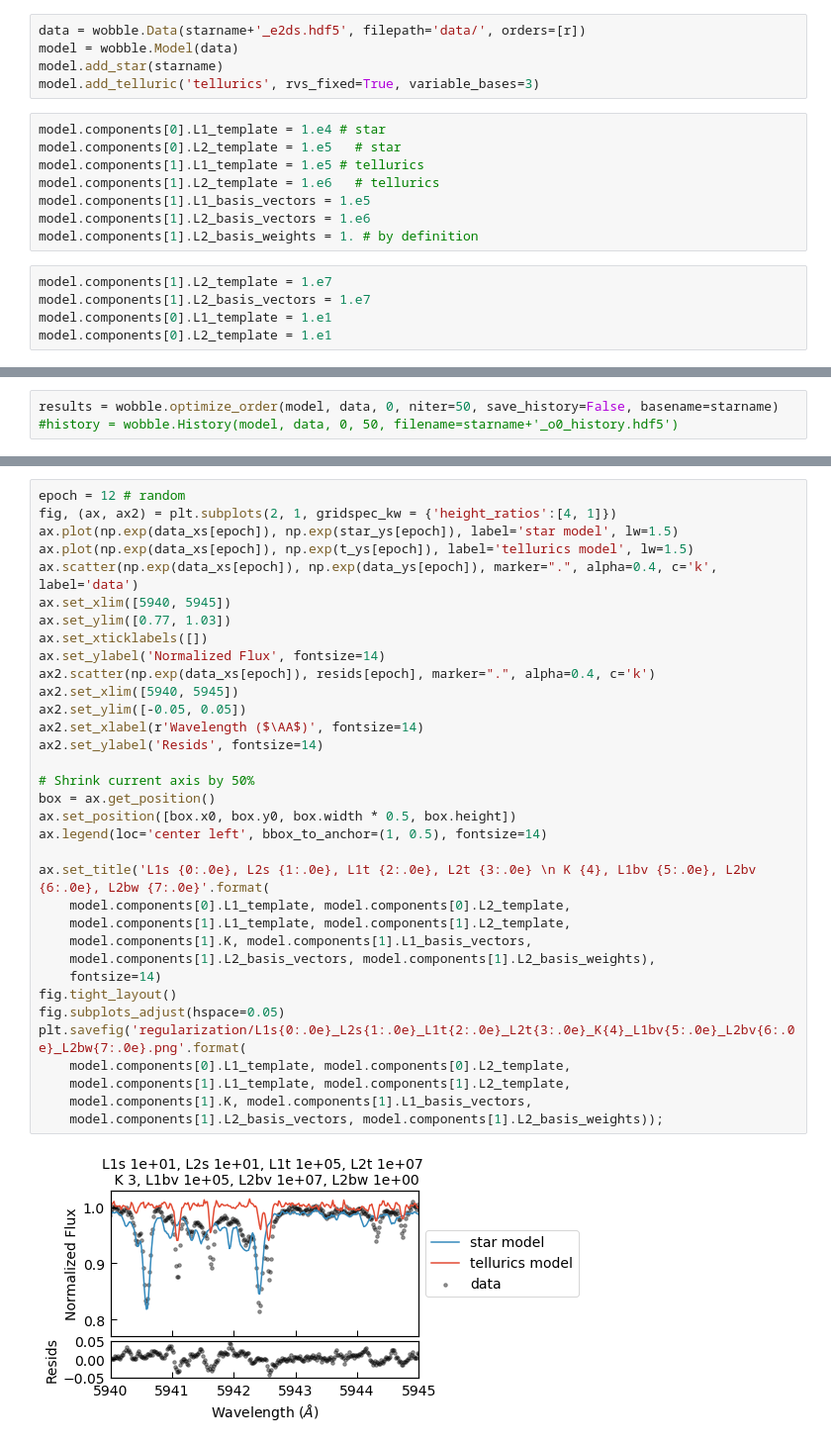
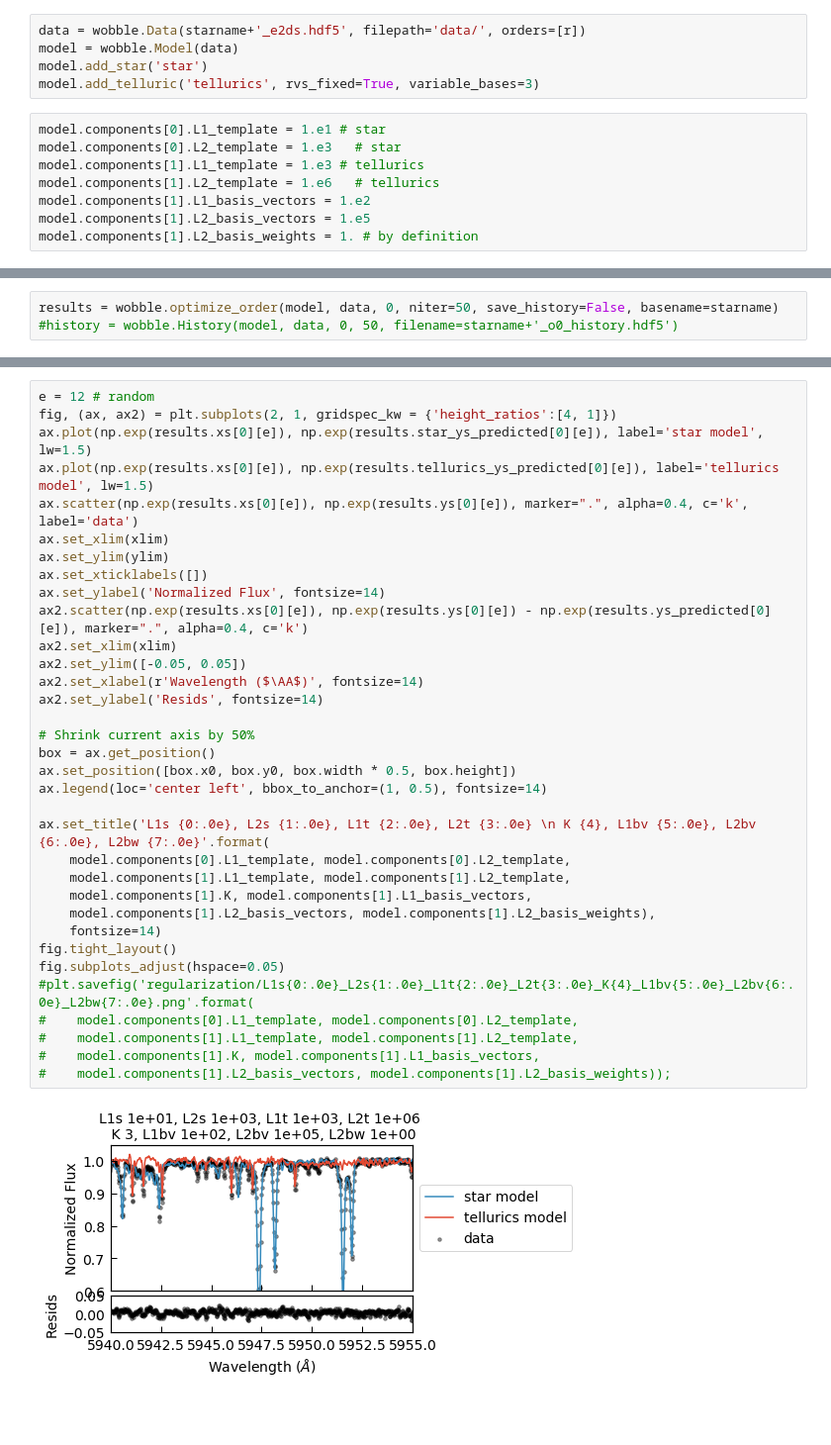
Before and after one commit to megbedell/wobble, a Jupyter notebook: regularization.ipynb, the cells around one changed output, grey strips where cells are left out. Shown at 99% size. Cells and saved outputs as stored; diff of their text form; blank space fills up the shorter version.

Commit message:
automating regularization

```diff
--- a/regularization.ipynb
+++ b/regularization.ipynb
@@ -13,18 +16,13 @@ r = 57
 # %%
 data = wobble.Data(starname+'_e2ds.hdf5', filepath='data/', orders=[r])
 model = wobble.Model(data)
-model.add_star(starname)
+model.add_star('star')
 model.add_telluric('tellurics', rvs_fixed=True, variable_bases=3)
 # %%
-model.components[0].L1_template = 1.e4 # star
-model.components[0].L2_template = 1.e5   # star
-model.components[1].L1_template = 1.e5 # tellurics
+model.components[0].L1_template = 1.e1 # star
+model.components[0].L2_template = 1.e3   # star
+model.components[1].L1_template = 1.e3 # tellurics
 model.components[1].L2_template = 1.e6   # tellurics
-model.components[1].L1_basis_vectors = 1.e5
-model.components[1].L2_basis_vectors = 1.e6
+model.components[1].L1_basis_vectors = 1.e2
+model.components[1].L2_basis_vectors = 1.e5
 model.components[1].L2_basis_weights = 1. # by definition
-# %%
-model.components[1].L2_template = 1.e7
-model.components[1].L2_basis_vectors = 1.e7
-model.components[0].L1_template = 1.e1
-model.components[0].L2_template = 1.e1
@@ -49,36 +32,36 @@ resids = np.exp(data_ys) - np.exp(results.ys_predicted[0])
 # %%
-epoch = 12 # random
+e = 12 # random
 fig, (ax, ax2) = plt.subplots(2, 1, gridspec_kw = {'height_ratios':[4, 1]})
-ax.plot(np.exp(data_xs[epoch]), np.exp(star_ys[epoch]), label='star model', lw=1.5)
-ax.plot(np.exp(data_xs[epoch]), np.exp(t_ys[epoch]), label='tellurics model', lw=1.5)
-ax.scatter(np.exp(data_xs[epoch]), np.exp(data_ys[epoch]), marker=".", alpha=0.4, c='k', label='data')
-ax.set_xlim([5940, 5945])
-ax.set_ylim([0.77, 1.03])
+ax.plot(np.exp(results.xs[0][e]), np.exp(results.star_ys_predicted[0][e]), label='star model', lw=1.5)
+ax.plot(np.exp(results.xs[0][e]), np.exp(results.tellurics_ys_predicted[0][e]), label='tellurics model', lw=1.5)
+ax.scatter(np.exp(results.xs[0][e]), np.exp(results.ys[0][e]), marker=".", alpha=0.4, c='k', label='data')
+ax.set_xlim(xlim)
+ax.set_ylim(ylim)
 ax.set_xticklabels([])
 ax.set_ylabel('Normalized Flux', fontsize=14)
-ax2.scatter(np.exp(data_xs[epoch]), resids[epoch], marker=".", alpha=0.4, c='k')
-ax2.set_xlim([5940, 5945])
+ax2.scatter(np.exp(results.xs[0][e]), np.exp(results.ys[0][e]) - np.exp(results.ys_predicted[0][e]), marker=".", alpha=0.4, c='k')
+ax2.set_xlim(xlim)
 ax2.set_ylim([-0.05, 0.05])
 ax2.set_xlabel(r'Wavelength ($\AA$)', fontsize=14)
 ax2.set_ylabel('Resids', fontsize=14)
 
 # Shrink current axis by 50%
 box = ax.get_position()
 ax.set_position([box.x0, box.y0, box.width * 0.5, box.height])
 ax.legend(loc='center left', bbox_to_anchor=(1, 0.5), fontsize=14)
 
 ax.set_title('L1s {0:.0e}, L2s {1:.0e}, L1t {2:.0e}, L2t {3:.0e} \n K {4}, L1bv {5:.0e}, L2bv {6:.0e}, L2bw {7:.0e}'.format(
     model.components[0].L1_template, model.components[0].L2_template,
     model.components[1].L1_template, model.components[1].L2_template,
     model.components[1].K, model.components[1].L1_basis_vectors,
     model.components[1].L2_basis_vectors, model.components[1].L2_basis_weights),
     fontsize=14)
 fig.tight_layout()
 fig.subplots_adjust(hspace=0.05)
-plt.savefig('regularization/L1s{0:.0e}_L2s{1:.0e}_L1t{2:.0e}_L2t{3:.0e}_K{4}_L1bv{5:.0e}_L2bv{6:.0e}_L2bw{7:.0e}.png'.format(
-    model.components[0].L1_template, model.components[0].L2_template,
-    model.components[1].L1_template, model.components[1].L2_template,
-    model.components[1].K, model.components[1].L1_basis_vectors,
-    model.components[1].L2_basis_vectors, model.components[1].L2_basis_weights));
+#plt.savefig('regularization/L1s{0:.0e}_L2s{1:.0e}_L1t{2:.0e}_L2t{3:.0e}_K{4}_L1bv{5:.0e}_L2bv{6:.0e}_L2bw{7:.0e}.png'.format(
+#    model.components[0].L1_template, model.components[0].L2_template,
+#    model.components[1].L1_template, model.components[1].L2_template,
+#    model.components[1].K, model.components[1].L1_basis_vectors,
+#    model.components[1].L2_basis_vectors, model.components[1].L2_basis_weights));
 # %% [output]
-[figure, old version]
+[figure, new version]
```
Also changed, not shown: parts of 12 cells of this notebook, 1 other file.
